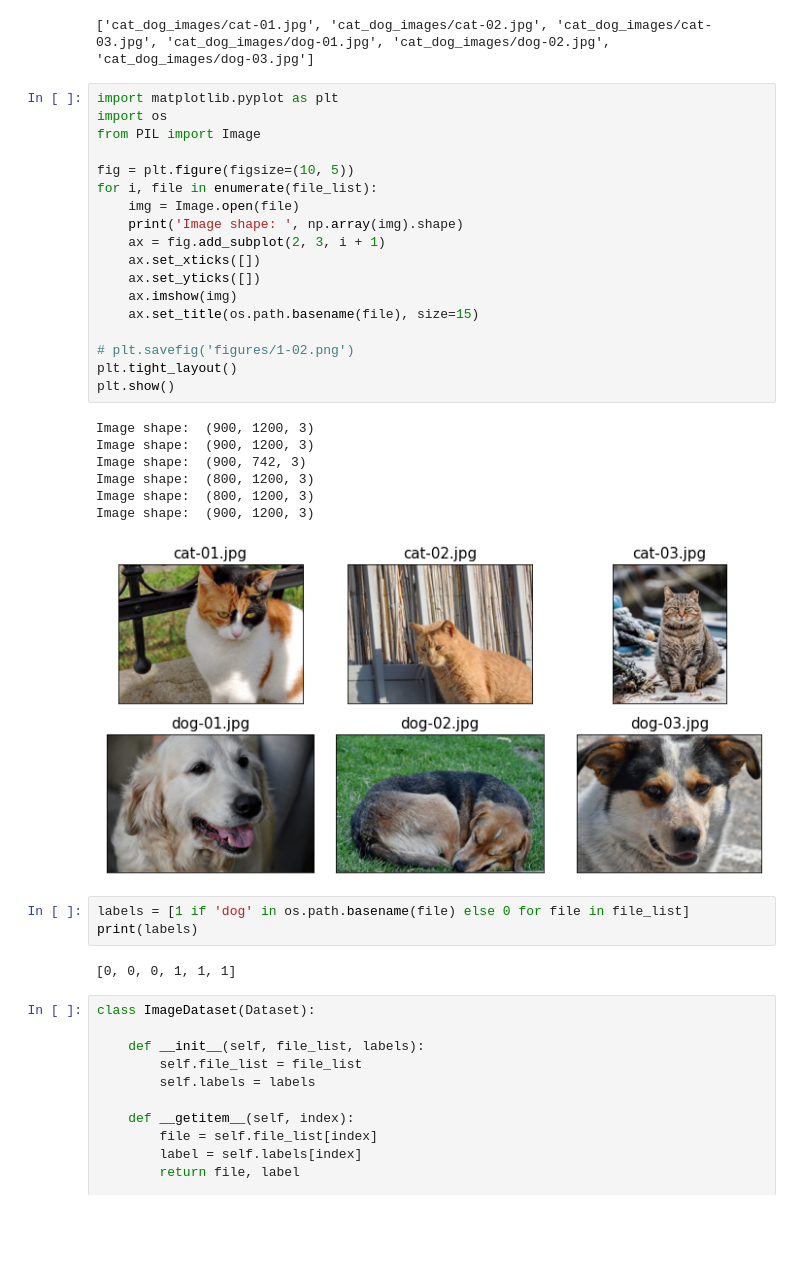
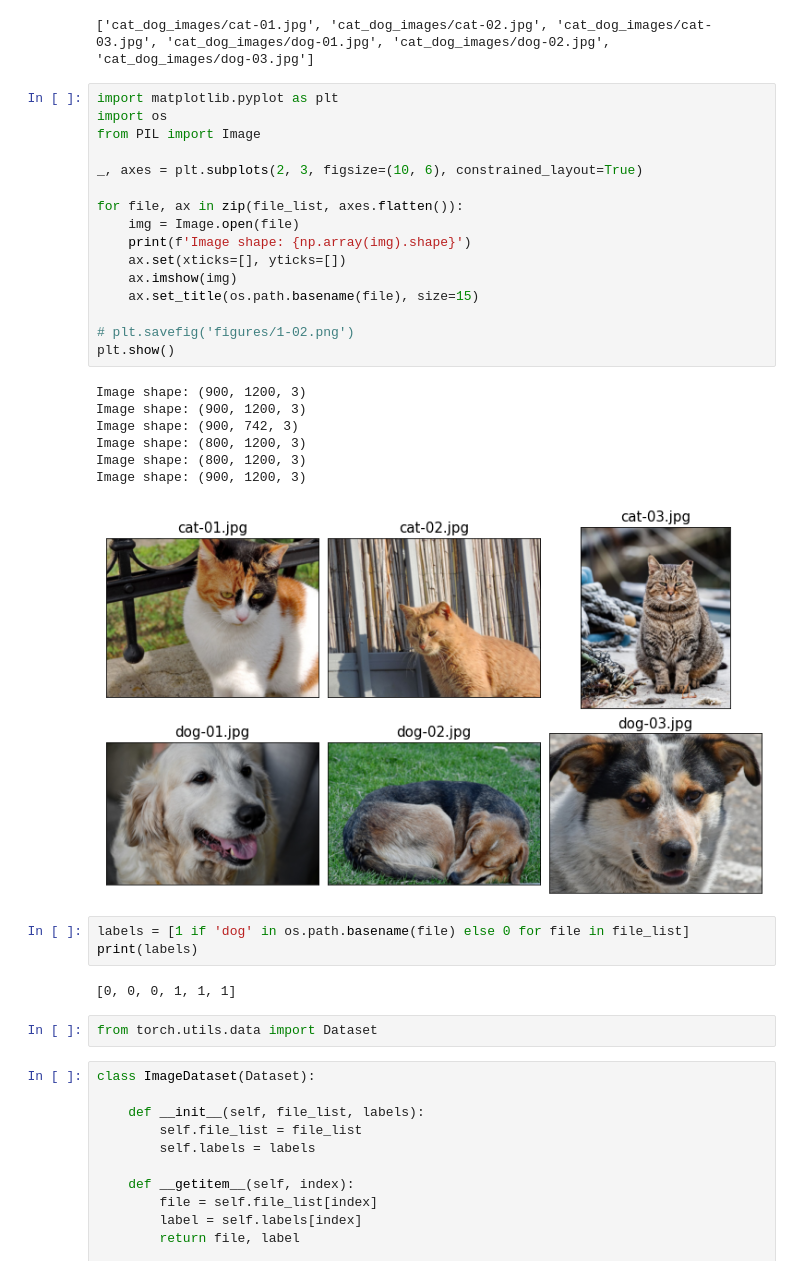
Before and after one commit to gitony0101/blog-stats-tony, a Jupyter notebook: pytorch/1-intro-pytorch.ipynb, the cells around one changed output. Cells and saved outputs as stored; diff of their text form; blank space fills up the shorter version.

```diff
--- a/pytorch/1-intro-pytorch.ipynb
+++ b/pytorch/1-intro-pytorch.ipynb
@@ -322,17 +305,15 @@ import matplotlib.pyplot as plt
 import os
 from PIL import Image
 
-fig = plt.figure(figsize=(10, 5))
-for i, file in enumerate(file_list):
+_, axes = plt.subplots(2, 3, figsize=(10, 6), constrained_layout=True)
+
+for file, ax in zip(file_list, axes.flatten()):
     img = Image.open(file)
-    print('Image shape: ', np.array(img).shape)
-    ax = fig.add_subplot(2, 3, i + 1)
-    ax.set_xticks([])
-    ax.set_yticks([])
+    print(f'Image shape: {np.array(img).shape}')
+    ax.set(xticks=[], yticks=[])
     ax.imshow(img)
     ax.set_title(os.path.basename(file), size=15)
 
 # plt.savefig('figures/1-02.png')
-plt.tight_layout()
 plt.show()
 # %% [output]
@@ -345,9 +326,11 @@ Image shape:  (900, 1200, 3)
-[figure, old version]
+[figure, new version]
 # %%
 labels = [1 if 'dog' in os.path.basename(file) else 0 for file in file_list]
 print(labels)
 # %% [output]
 [0, 0, 0, 1, 1, 1]
+# %%
+from torch.utils.data import Dataset
 # %%
 class ImageDataset(Dataset):
 
```
Also changed, not shown: parts of 15 cells of this notebook, 2 other files.
